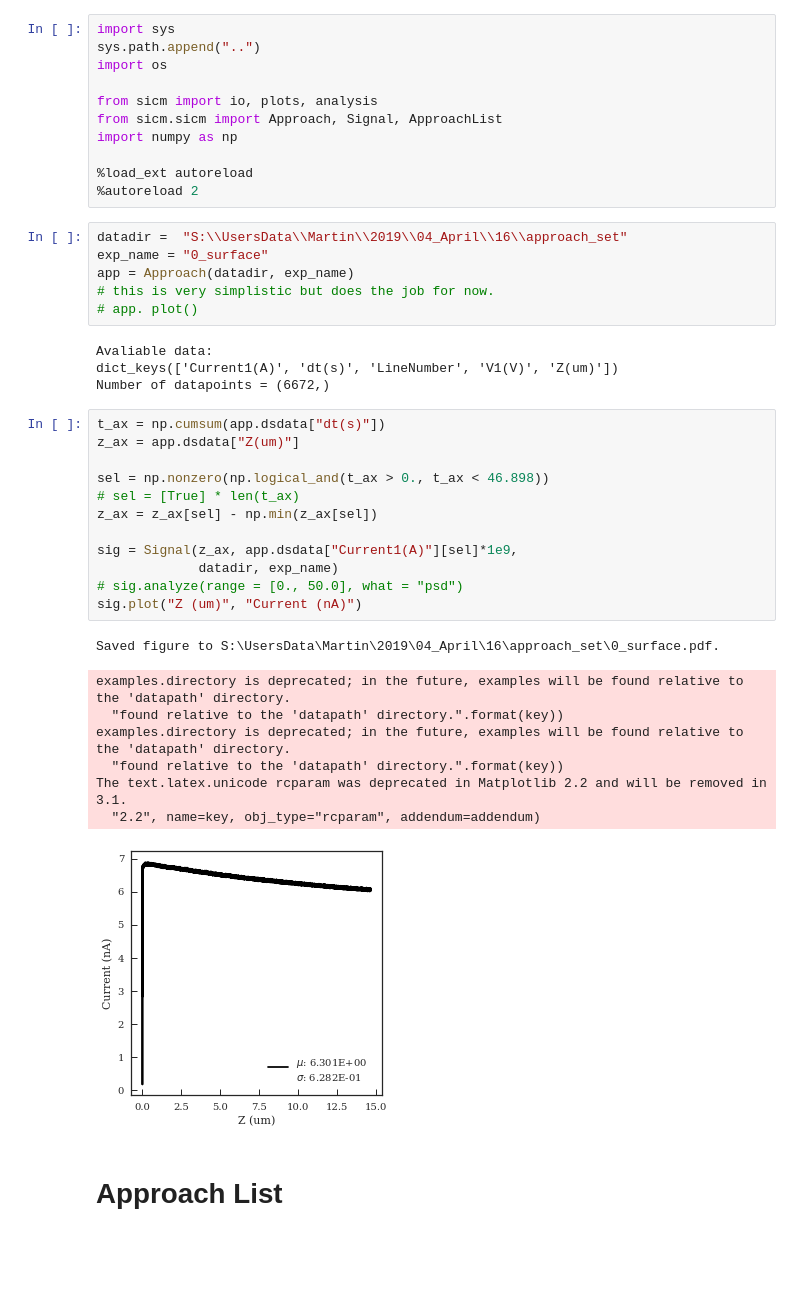
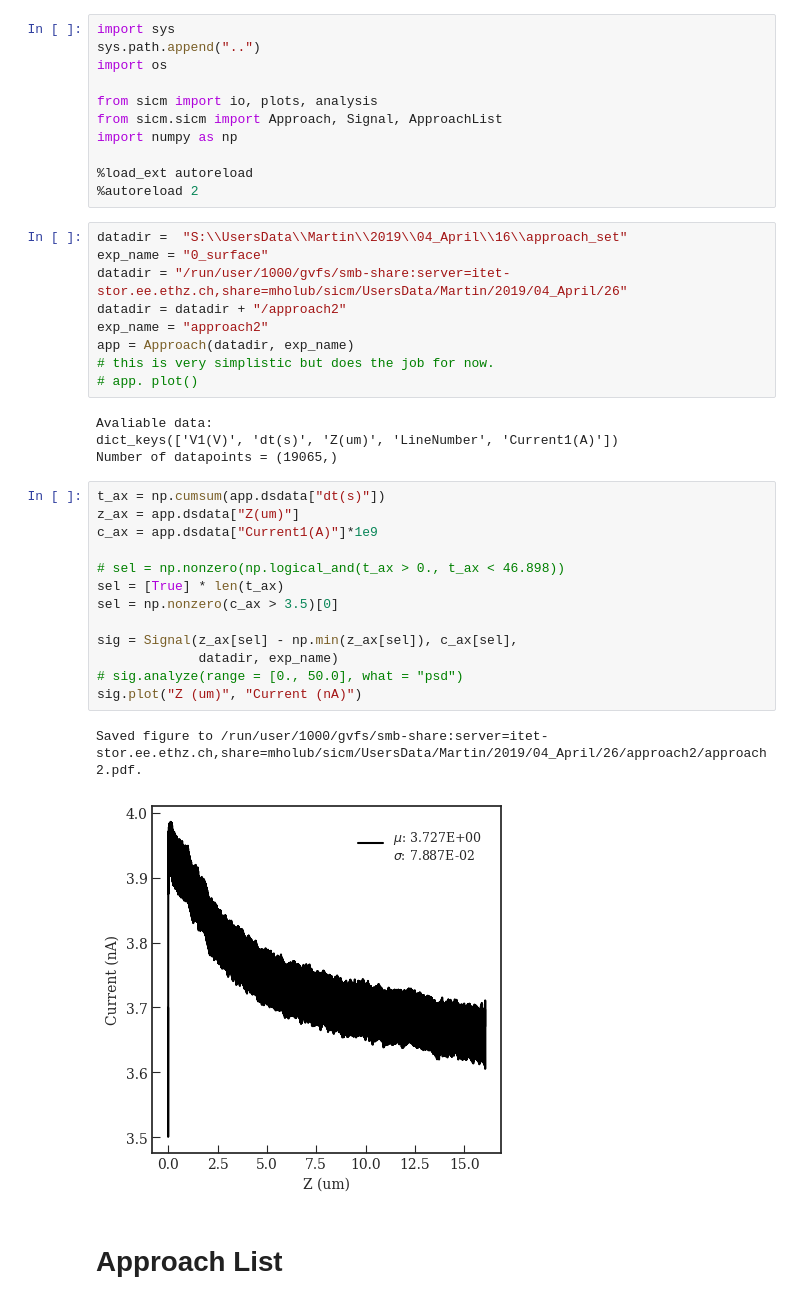
Before and after one commit to martinholub/sicm, a Jupyter notebook: notebooks/plots.ipynb, the cells around one changed output. Cells and saved outputs as stored; diff of their text form; blank space fills up the shorter version.

Commit message:
plot 26 April

```diff
--- a/notebooks/plots.ipynb
+++ b/notebooks/plots.ipynb
@@ -157,34 +159,32 @@ import numpy as np
 # %%
 datadir =  "S:\\UsersData\\Martin\\2019\\04_April\\16\\approach_set"
 exp_name = "0_surface"
+datadir = "/run/user/1000/gvfs/smb-share:server=itet-stor.ee.ethz.ch,share=mholub/sicm/UsersData/Martin/2019/04_April/26"
+datadir = datadir + "/approach2"
+exp_name = "approach2"
 app = Approach(datadir, exp_name)
 # this is very simplistic but does the job for now.
 # app. plot()
 # %% [output]
 Avaliable data:
-dict_keys(['Current1(A)', 'dt(s)', 'LineNumber', 'V1(V)', 'Z(um)'])
-Number of datapoints = (6672,)
+dict_keys(['V1(V)', 'dt(s)', 'Z(um)', 'LineNumber', 'Current1(A)'])
+Number of datapoints = (19065,)
 # %%
 t_ax = np.cumsum(app.dsdata["dt(s)"])
 z_ax = app.dsdata["Z(um)"]
+c_ax = app.dsdata["Current1(A)"]*1e9
 
-sel = np.nonzero(np.logical_and(t_ax > 0., t_ax < 46.898))
-# sel = [True] * len(t_ax)
-z_ax = z_ax[sel] - np.min(z_ax[sel])
+# sel = np.nonzero(np.logical_and(t_ax > 0., t_ax < 46.898))
+sel = [True] * len(t_ax)
+sel = np.nonzero(c_ax > 3.5)[0]
 
-sig = Signal(z_ax, app.dsdata["Current1(A)"][sel]*1e9,
+sig = Signal(z_ax[sel] - np.min(z_ax[sel]), c_ax[sel],
              datadir, exp_name)
 # sig.analyze(range = [0., 50.0], what = "psd")
 sig.plot("Z (um)", "Current (nA)")
 # %% [output]
-Saved figure to S:\UsersData\Martin\2019\04_April\16\approach_set\0_surface.pdf.
+Saved figure to /run/user/1000/gvfs/smb-share:server=itet-stor.ee.ethz.ch,share=mholub/sicm/UsersData/Martin/2019/04_April/26/approach2/approach2.pdf.
-examples.directory is deprecated; in the future, examples will be found relative to the 'datapath' directory.
-  "found relative to the 'datapath' directory.".format(key))
-examples.directory is deprecated; in the future, examples will be found relative to the 'datapath' directory.
-  "found relative to the 'datapath' directory.".format(key))
-The text.latex.unicode rcparam was deprecated in Matplotlib 2.2 and will be removed in 3.1.
-  "2.2", name=key, obj_type="rcparam", addendum=addendum)
-[figure, old version]
+[figure, new version]
 # %% [markdown]
 # Approach List
 # %%
```
Also changed, not shown: parts of 2 cells of this notebook.
